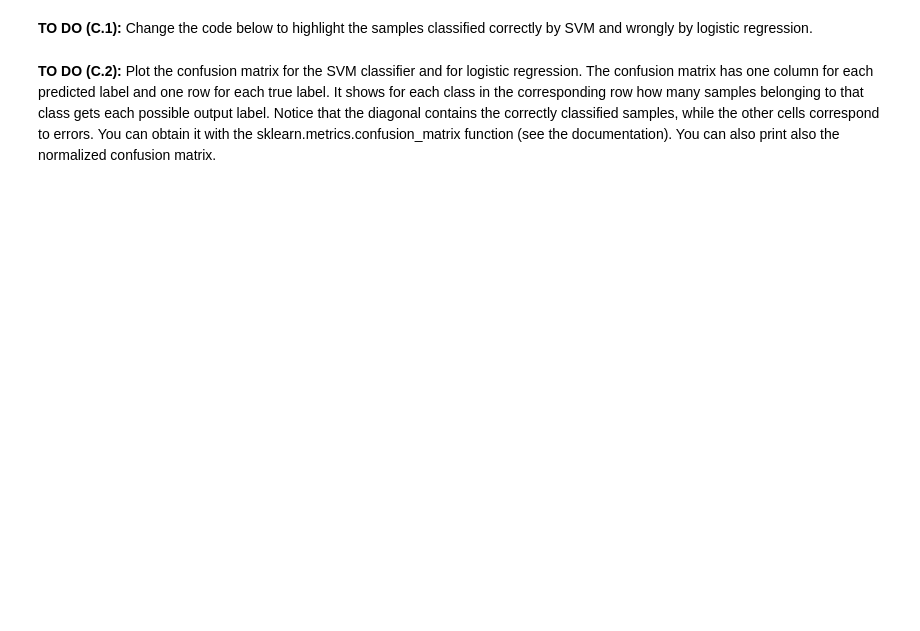
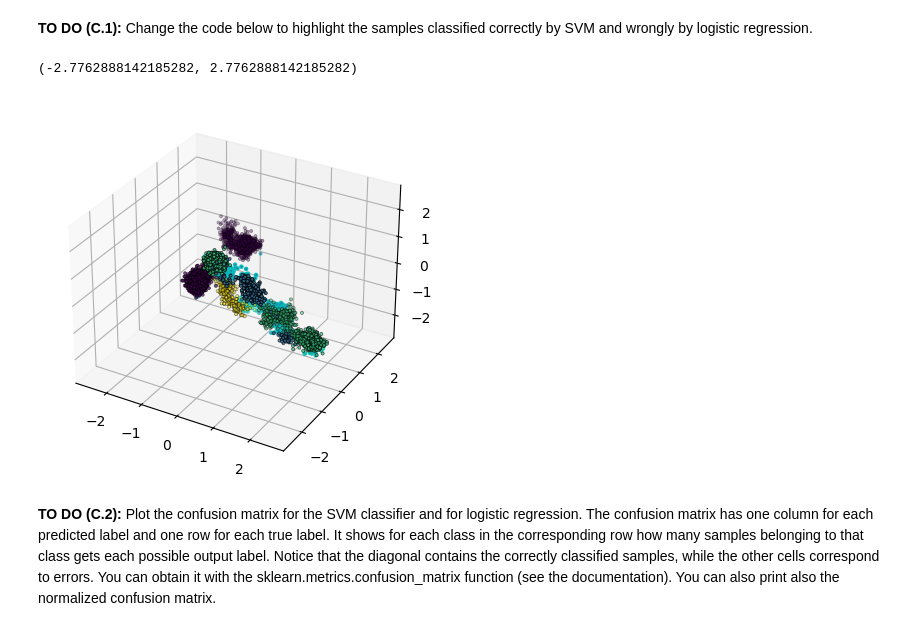
Before and after one commit to vepe99/MachineLearning22_PhysicsofData, a Jupyter notebook: LAB2/Viterbo_Giuseppe_LAB2.ipynb, the cells around one changed output. Drawn from its saved outputs; the diff is of its cells as text; code cells hidden in the pictures; blank space fills up the shorter version.

```diff
--- a/LAB2/Viterbo_Giuseppe_LAB2.ipynb
+++ b/LAB2/Viterbo_Giuseppe_LAB2.ipynb
@@ -280,12 +345,12 @@ Now let's do the same but using more data points for training.
 X = X[permutation]
 y = y[permutation]
 
-m_training = # ADD YOUR CODE: adjust depending on the capabilities of your PC
+m_training = 10000# ADD YOUR CODE: adjust depending on the capabilities of your PC
 
 X_train, X_test = X[:m_training], X[m_training:]
 y_train, y_test = y[:m_training], y[m_training:]
 
-labels, freqs = # ADD YOUR CODE
+labels, freqs = np.unique(y_train, return_counts=True)# ADD YOUR CODE
 print("Labels in training dataset: ", labels)
 print("Frequencies in training dataset: ", freqs)
 
@@ -383,14 +505,17 @@ answer here
 # %%
 fig = plt.figure()
 ax = fig.add_subplot(projection="3d")
 
-mask =  # ADD YOUR CODE
+mask = (y_test == clf_rbf.predict(X_test)) & ((y_test != logreg.predict(X_test)))  # ADD YOUR CODE
 
 ax.scatter(X_test[mask,0], X_test[mask,1], X_test[mask,2], c=y_test[mask], linewidth=1, edgecolor="c", marker=".")
 ax.scatter(X_test[~mask,0], X_test[~mask,1], X_test[~mask,2], c=y_test[~mask], linewidth=.5, edgecolor="k", marker=".")
 ax.set_xlim([-x_max, x_max])
 ax.set_ylim([-x_max, x_max])
 ax.set_zlim([-x_max, x_max])
+# %% [output]
+(-2.7762888142185282, 2.7762888142185282)
+[figure, added]
 # %% [markdown]
 **TO DO (C.2):** Plot the confusion matrix for the SVM classifier and for logistic regression. The confusion matrix has one column for each predicted label and one row for each true label.
 It shows for each class in the corresponding row how many samples belonging to that class gets each possible output label. Notice that the diagonal contains the correctly classified samples, while the other cells correspond to errors. You can obtain it with the sklearn.metrics.confusion_matrix function (see the documentation). You can also print also the normalized confusion matrix.
```
Also changed, not shown: parts of 21 cells of this notebook, 1 other file.
